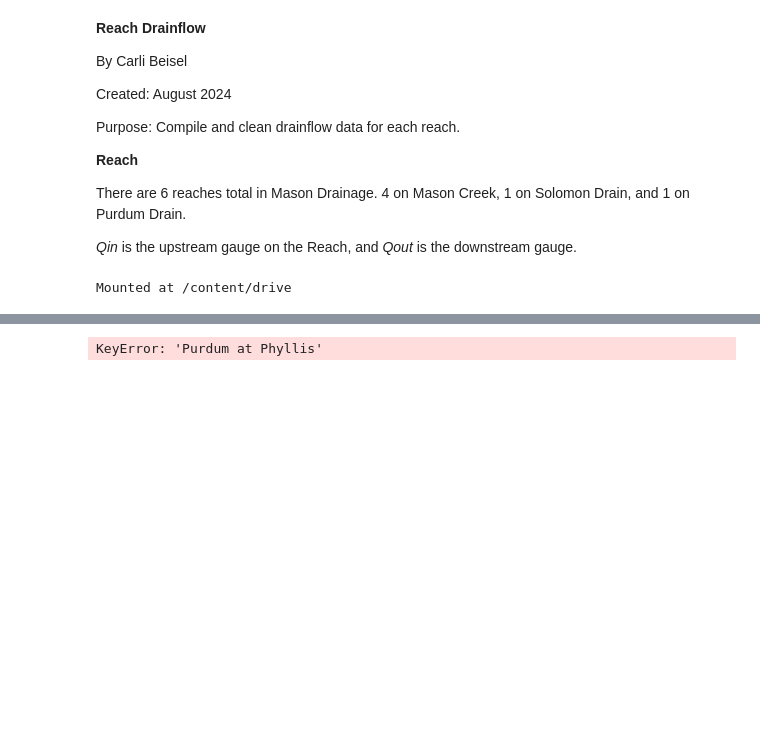
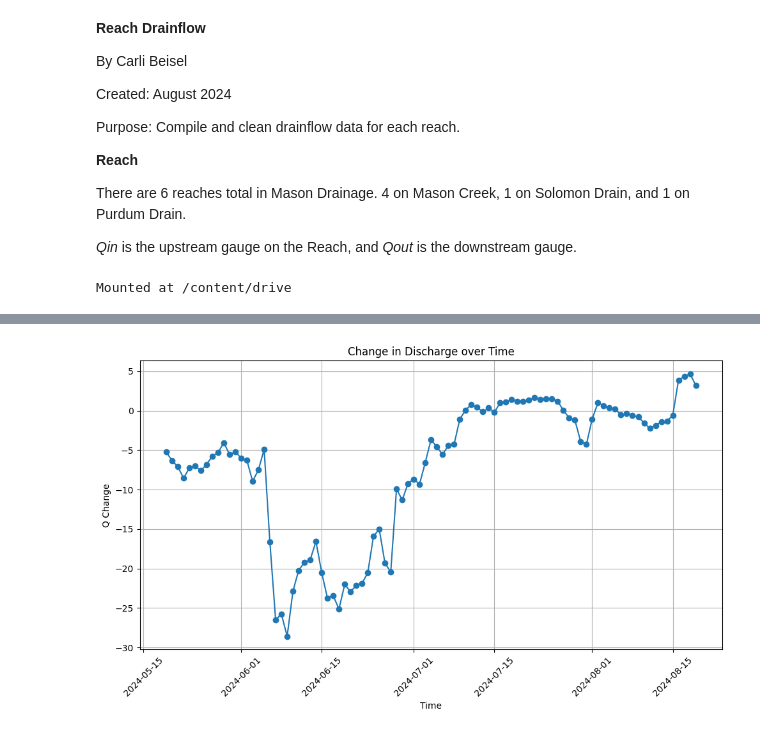
Before and after one commit to carlibeisel/mason_water_budget, a Jupyter notebook: reach_drainflow.ipynb, the cells around one changed output, grey strips where cells are left out. Drawn from its saved outputs; the diff is of its cells as text; code cells hidden in the pictures; blank space fills up the shorter version.

```diff
--- a/reach_drainflow.ipynb
+++ b/reach_drainflow.ipynb
@@ -64,33 +70,3 @@ average_streamflows.to_csv('/content/drive/MyDrive/Data/Mason/drainflow/ethos_ga
 # %%
-df = pd.read_csv('/content/drive/MyDrive/Data/Mason/drainflow/ethos_gauges/average_drainflows.csv')
+# flow file for all reaches
+df = pd.read_csv('/content/drive/MyDrive/Data/Mason/drainflow/average_drainflows.csv')
-# %%
-## -------------------------------- ##
-##   Compile data in to each Reach  ##
-## -------------------------------- ##
-
-# Reach 1 (Mason Creek at Phyllis --> Mason Creek at Madison)
-#reach1_qin =
-#reach1_qout =
-
-# Reach 2 (Mason Creek at Madison --> Mason Creek at Ustick and Northside)
-#reach2_qin =
-#reach2_qout =
-
-# Reach 3 (Mason Creek at Ustick and Northside --> Mason Creek at Marble Front Road)
-#reach3_qin =
-#reach3_qout =
-
-# Reach 4 (Mason Creek at Marble Front Road --> Mason Creek USGS Gauge)
-#reach4_qin =
-#reach4_qout =
-
-
-# Purdum Reach (Purdum at Phyllis --> Purdum at Sweetwater)
-purdum_qin = df['Purdum at Phyllis']
-purdum_qout = df['Purdum at Sweetwater']
-
-# Solomon Reach (Solomon Drain at Highline Canal --> Solomon Drain at Marble Front Road)
-#solomon_qin = df['Solomon Drain at Highline Canal']
-#solomon_qout = df['Solomon Drain at Marble Front Road']
-# %% [output]
-KeyError: 'Purdum at Phyllis'
@@ -96,0 +107,40 @@ KeyError: 'Purdum at Phyllis'
+# %%
+# ---------------- #
+#   Purdum Reach
+# ---------------- #
+
+# (Purdum at the Phyllis --> Purdum at Sweetwater)
+
+purdum_qin = df[df['Gauge'] == "Purdum at the Phyllis"][['Time', 'Flow']].rename(columns={'Flow': 'q_in'})
+purdum_qout = df[df['Gauge'] == "Purdum at Sweetwater"][['Time', 'Flow']].rename(columns={'Flow': 'q_out'})
+purdum= pd.merge(purdum_qin, purdum_qout, on='Time', how='inner')
+purdum['q_diff'] = purdum['q_in'] - purdum['q_out'] #calculate the difference
+
+purdum.to_csv('/content/drive/MyDrive/Data/Mason/drainflow/reach_drainflow/purdum_flow.csv', index=False)
+
+# janky figure
+import matplotlib.pyplot as plt
+
+
+# Ensure 'Time' column is in datetime format
+purdum['Time'] = pd.to_datetime(purdum['Time'])
+
+# Plotting q_diff over time
+plt.figure(figsize=(10, 6))
+plt.plot(purdum['Time'], purdum['q_diff'], marker='o', linestyle='-')
+plt.title('Change in Discharge over Time')
+plt.xlabel('Time')
+plt.ylabel('Q Change')
+plt.grid(True)
+
+# Set x-axis major locator and formatter to handle the time correctly
+plt.gca().xaxis.set_major_locator(mdates.AutoDateLocator(maxticks=10))  # Adjust maxticks for desired number of ticks
+plt.gca().xaxis.set_major_formatter(mdates.DateFormatter('%Y-%m-%d'))  # Format x-ticks as dates
+
+plt.xticks(rotation=45)
+plt.tight_layout()
+
+# Display the plot
+plt.show()
+# %% [output]
+[figure, added]
```
Also changed, not shown: parts of 12 cells of this notebook.
